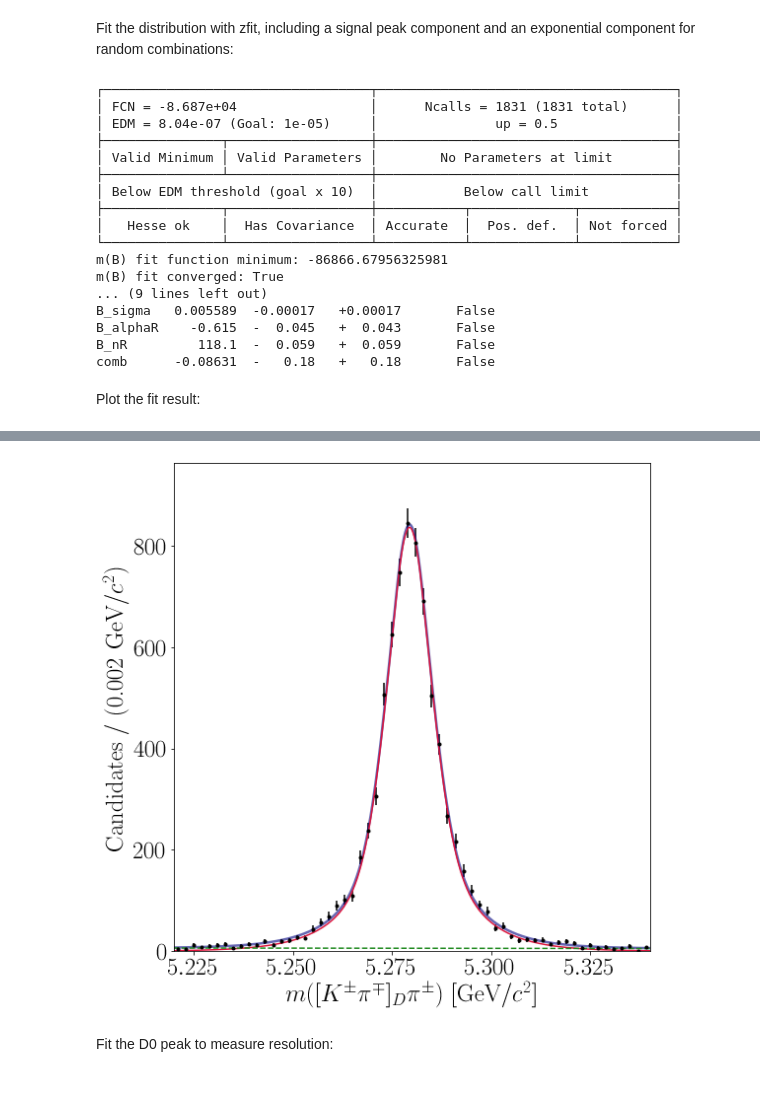
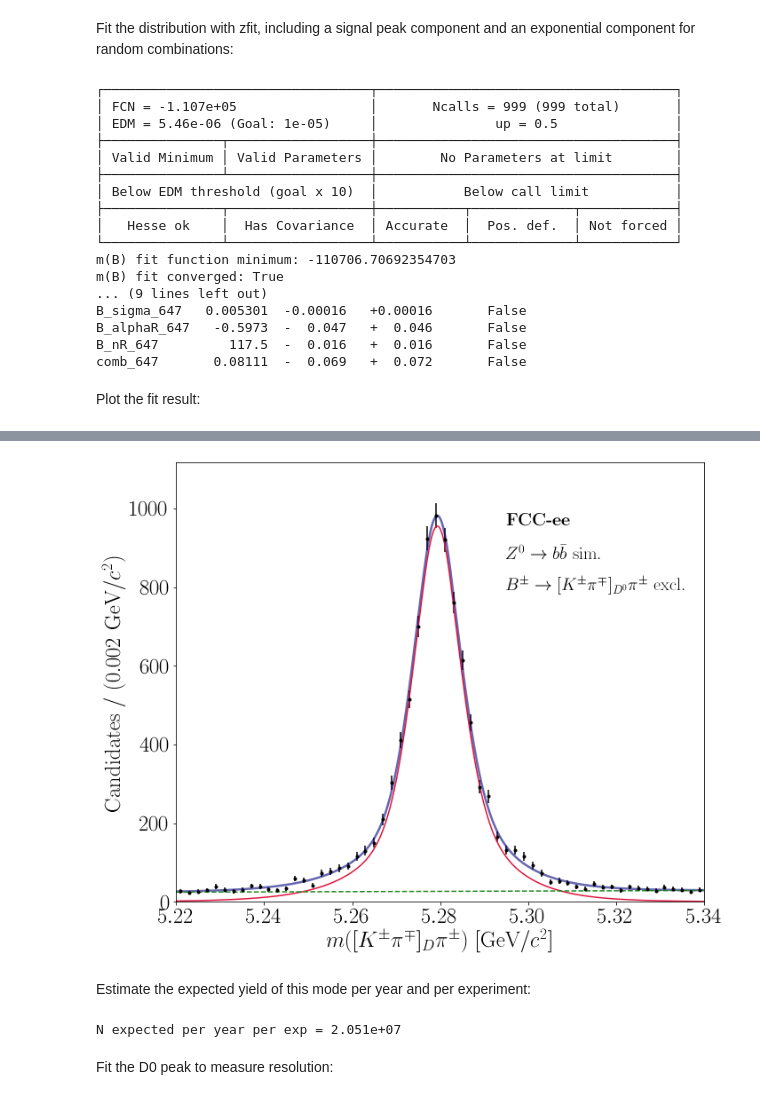
Before and after one commit to donalhill/fcc_python_tools, a Jupyter notebook: examples/build_Bu2D0pi.ipynb, the cells around one changed output, grey strips where cells are left out. Saved outputs shown, nothing was run; the diff lists cells and outputs as text; code cells hidden in the pictures.

```diff
--- a/examples/build_Bu2D0pi.ipynb
+++ b/examples/build_Bu2D0pi.ipynb
@@ -19,8 +19,10 @@ from matplotlib import rc
 rc('font',**{'family':'serif','serif':['Roman']})
 rc('text', usetex=True)
 
-file_type = "Bu2D0Pi"
-file = uproot.open(f"/eos/experiment/fcc/ee/tmp/Zbb_EDM4hep_{file_type}.root")
+file_type = "p8_ee_Zbb_ecm91_EvtGen_Bu2D0Pi"
+
+#Load 1 sub-file of 100k events
+file = uproot.open(f"/eos/experiment/fcc/ee/generation/DelphesEvents/fcc_tmp/{file_type}/events_001133159.root")
 tree = file['events']
 
 #Get all the variables in the tree
@@ -45,7 +43,7 @@ tree.num_entries
 Build $D^0$ candidates:
 # %%
 h[h_c,'p'] = kinematics.calc_p(h,h_c)
-p_cut = h[h_c,"p"] > 1.
+p_cut = h[h_c,"p"] > 0.
 h = h[p_cut]
 
 pi_cut = abs(h[h_c,"mass"] - lp.pi_plus.mass/1000.) < 1e-4
@@ -94,32 +92,34 @@ Fit the distribution with zfit, including a signal peak component and an exponen
 # %%
 obs = zfit.Space('mB', limits=(low, high))
 
+rand = random.randint(0,999)
 #Signal PDF
-B_mu = zfit.Parameter("B_mu", 5.279, low, high)
-B_sigma = zfit.Parameter("B_sigma", 0.005, 0., 0.1)
-B_alphaL = zfit.Parameter("B_alphaL", 0.2, 0., 5.)
-B_nL = zfit.Parameter("B_nL", 0.1, 0., 200.)
-B_alphaR = zfit.Parameter("B_alphaR", -0.2, -5., 0.)
-B_nR = zfit.Parameter("B_nR", 0.1, 0., 200.)
-frac = zfit.Parameter("frac", 0.5, 0., 1.)
+B_mu = zfit.Parameter(f"B_mu_{rand}", 5.279, low, high)
+B_sigma = zfit.Parameter(f"B_sigma_{rand}", 0.005, 0., 0.1)
+B_alphaL = zfit.Parameter(f"B_alphaL_{rand}", 0.5, 0., 5.)
+B_nL = zfit.Parameter(f"B_nL_{rand}", 100., 0., 200.)
+B_alphaR = zfit.Parameter(f"B_alphaR_{rand}", -0.5, -5., 0.)
+B_nR = zfit.Parameter(f"B_nR_{rand}", 100., 0., 200.)
+frac = zfit.Parameter(f"frac_{rand}", 0.5, 0., 1.)
 
-n_sig = zfit.Parameter("n_sig", 9000, 0., 20000.)
+n_sig = zfit.Parameter(f"n_sig_{rand}", 9000, 0., 20000.)
 
 pdf_sigL = zfit.pdf.CrystalBall(obs=obs, mu=B_mu, sigma=B_sigma, alpha=B_alphaL, n=B_nL)
 pdf_sigR = zfit.pdf.CrystalBall(obs=obs, mu=B_mu, sigma=B_sigma, alpha=B_alphaR, n=B_nR)
 pdf_sig = zfit.pdf.SumPDF([pdf_sigL, pdf_sigR], frac).create_extended(n_sig)
 
 #Background PDF
-comb = zfit.Parameter("comb", -0.1, -1, 1.)
+comb = zfit.Parameter(f"comb_{rand}", -0.1, -1, 1.)
 
-n_bkg = zfit.Parameter("n_bkg", 1000., 0., 10000.)
+n_bkg = zfit.Parameter(f"n_bkg_{rand}", 1000., 0., 10000.)
 
 pdf_bkg = zfit.pdf.Chebyshev(obs=obs, coeffs=[comb]).create_extended(n_bkg)
 
 #Total PDF
 pdf = zfit.pdf.SumPDF([pdf_sig, pdf_bkg])
 # %%
-data_np = ak.to_numpy(ak.flatten(B["mass"]))
+n_keep = 10000
+data_np = ak.to_numpy(ak.flatten(B["mass"]))[0:n_keep]
 data = zfit.Data.from_numpy(obs=obs, array=data_np)
 # %%
 nll = zfit.loss.ExtendedUnbinnedNLL(model=pdf, data=data)
@@ -133,10 +133,12 @@ print("m(B) fit full minimizer information:", result.info)
 
 params = result.params
 print(params)
+
+n_sig_val = params[n_sig]['value']
 # %% [output]
 ┌──────────────────────────────────┬──────────────────────────────────────┐
-│ FCN = -8.687e+04                 │      Ncalls = 1831 (1831 total)      │
-│ EDM = 8.04e-07 (Goal: 1e-05)     │               up = 0.5               │
+│ FCN = -1.107e+05                 │       Ncalls = 999 (999 total)       │
+│ EDM = 5.46e-06 (Goal: 1e-05)     │               up = 0.5               │
 ├───────────────┬──────────────────┼──────────────────────────────────────┤
 │ Valid Minimum │ Valid Parameters │        No Parameters at limit        │
 ├───────────────┴──────────────────┼──────────────────────────────────────┤
@@ -144,17 +146,17 @@ print(params)
 ├───────────────┬──────────────────┼───────────┬─────────────┬────────────┤
 │   Hesse ok    │  Has Covariance  │ Accurate  │  Pos. def.  │ Not forced │
 └───────────────┴──────────────────┴───────────┴─────────────┴────────────┘
-m(B) fit function minimum: -86866.67956325981
+m(B) fit function minimum: -110706.70692354703
 m(B) fit converged: True
 ... (9 lines left out)
-B_sigma   0.005589  -0.00017   +0.00017       False
-B_alphaR    -0.615  -  0.045   +  0.043       False
-B_nR         118.1  -  0.059   +  0.059       False
-comb      -0.08631  -   0.18   +   0.18       False
+B_sigma_647   0.005301  -0.00016   +0.00016       False
+B_alphaR_647   -0.5973  -  0.047   +  0.046       False
+B_nR_647         117.5  -  0.016   +  0.016       False
+comb_647       0.08111  -  0.069   +  0.072       False
 # %% [markdown]
 Plot the fit result:
 # %%
-fig,ax = plt.subplots(figsize=(8,8))
+fig,ax = plt.subplots(figsize=(10,8))
 lower, upper = obs.limits
 low = lower[-1][0]
 high = upper[0][0]
@@ -177,6 +179,9 @@ plt.xlabel("$m([K^\pm \pi^\mp]_D \pi^\pm)$ [GeV/$c^2$]",fontsize=25)
 plt.xlim(low,high)
 ymin, ymax = plt.ylim()
 plt.ylim(0,1.05*ymax)
+plt.text(5.295,0.9*ymax,"\\textbf{FCC-ee}",fontsize=20)
+plt.text(5.295,0.82*ymax,"$Z^0 \\to b\\bar{b}$ sim.",fontsize=20)
+plt.text(5.295,0.74*ymax,"$B^\\pm \\to [K^\pm \pi^\mp]_{D^0} \\pi^\\pm$ excl.",fontsize=20)
 plt.tight_layout()
-fig.savefig(loc.PLOTS+"/Bu2D0Pi_fit.pdf")
+fig.savefig(loc.PLOTS+f"/{file_type}_Bu_M_fit.pdf")
 # %% [output]
@@ -183,4 +190,25 @@ fig.savefig(loc.PLOTS+"/Bu2D0Pi_fit.pdf")
-[figure, old version]
+[figure, new version]
+# %% [markdown]
+Estimate the expected yield of this mode per year and per experiment:
+# %%
+#Number of generated Bu in the sample, assume all of them are decayed B -> D pi
+Bu_prod_frac = 0.43
+N_gen = n_keep * 2 * Bu_prod_frac
+
+eff = float(n_sig_val)/N_gen
+
+#Number of Z's produced per year (4) per experiment (2)
+N_Z = 3e12 * 0.25 * 0.5
+#Number of b quarks produced
+N_b = 2 * 0.1512 * N_Z
+#Number of B -> D0 pi produced
+N_Bu2D0Pi = N_b * 4.68e-3 * 0.0395
+#Number of B -> D0 pi reco
+N_Bu2D0Pi_reco = eff * N_Bu2D0Pi
+
+print("N expected per year per exp = %.3e" % N_Bu2D0Pi_reco)
+# %% [output]
+N expected per year per exp = 2.051e+07
 # %% [markdown]
 Fit the D0 peak to measure resolution:
 # %%
```
Also changed, not shown: parts of 8 cells of this notebook, 1 other file.
